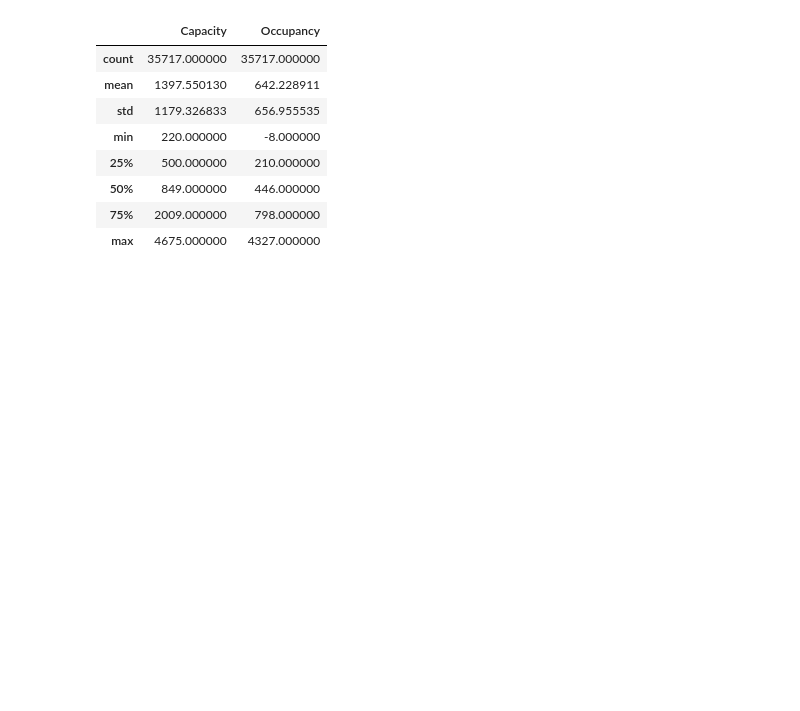
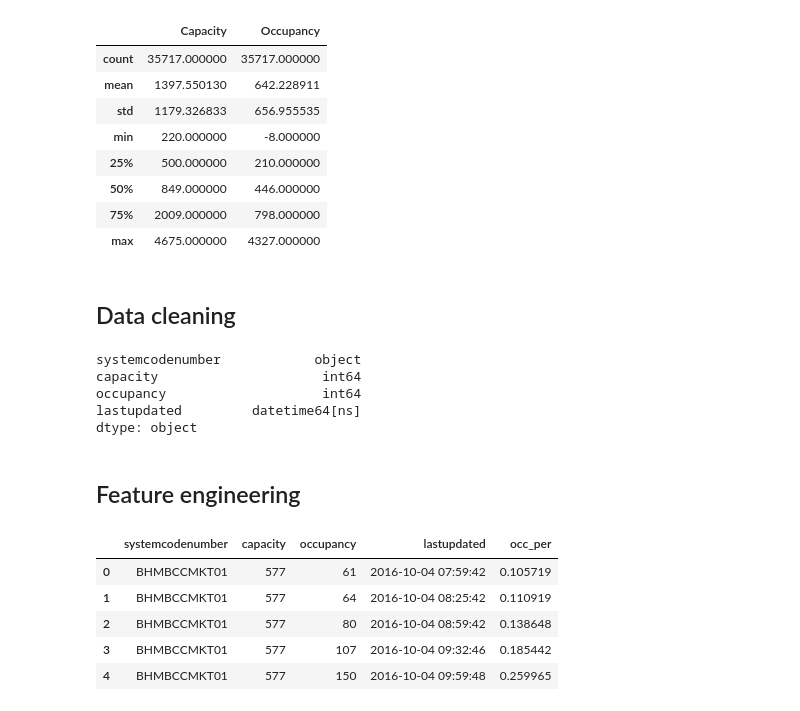
Before and after one commit to shobhitshah/parking-birmingham, a Jupyter notebook: scripts/parking-birmingham.ipynb, the cells around one changed output. Drawn from its saved outputs; the diff is of its cells as text; code cells hidden in the pictures; blank space fills up the shorter version.

```diff
--- a/scripts/parking-birmingham.ipynb
+++ b/scripts/parking-birmingham.ipynb
@@ -28,3 +29,5 @@ train.describe()
 | 50% | 849.000000 | 446.000000 |
 | 75% | 2009.000000 | 798.000000 |
 | max | 4675.000000 | 4327.000000 |
+# %% [markdown]
+## Data cleaning
@@ -30,0 +36,21 @@ train.describe()
+# %%
+train.lastupdated = pd.to_datetime(train.lastupdated, infer_datetime_format=True)
+train.dtypes
+# %% [output]
+systemcodenumber            object
+capacity                     int64
+occupancy                    int64
+lastupdated         datetime64[ns]
+dtype: object
+# %% [markdown]
+## Feature engineering
+# %%
+train['occ_per'] = train.occupancy / train.capacity
+train.head()
+# %% [output]
+|  | systemcodenumber | capacity | occupancy | lastupdated | occ_per |
+| 0 | BHMBCCMKT01 | 577 | 61 | 2016-10-04 07:59:42 | 0.105719 |
+| 1 | BHMBCCMKT01 | 577 | 64 | 2016-10-04 08:25:42 | 0.110919 |
+| 2 | BHMBCCMKT01 | 577 | 80 | 2016-10-04 08:59:42 | 0.138648 |
+| 3 | BHMBCCMKT01 | 577 | 107 | 2016-10-04 09:32:46 | 0.185442 |
+| 4 | BHMBCCMKT01 | 577 | 150 | 2016-10-04 09:59:48 | 0.259965 |
```
Also changed, not shown: parts of 8 cells of this notebook.
